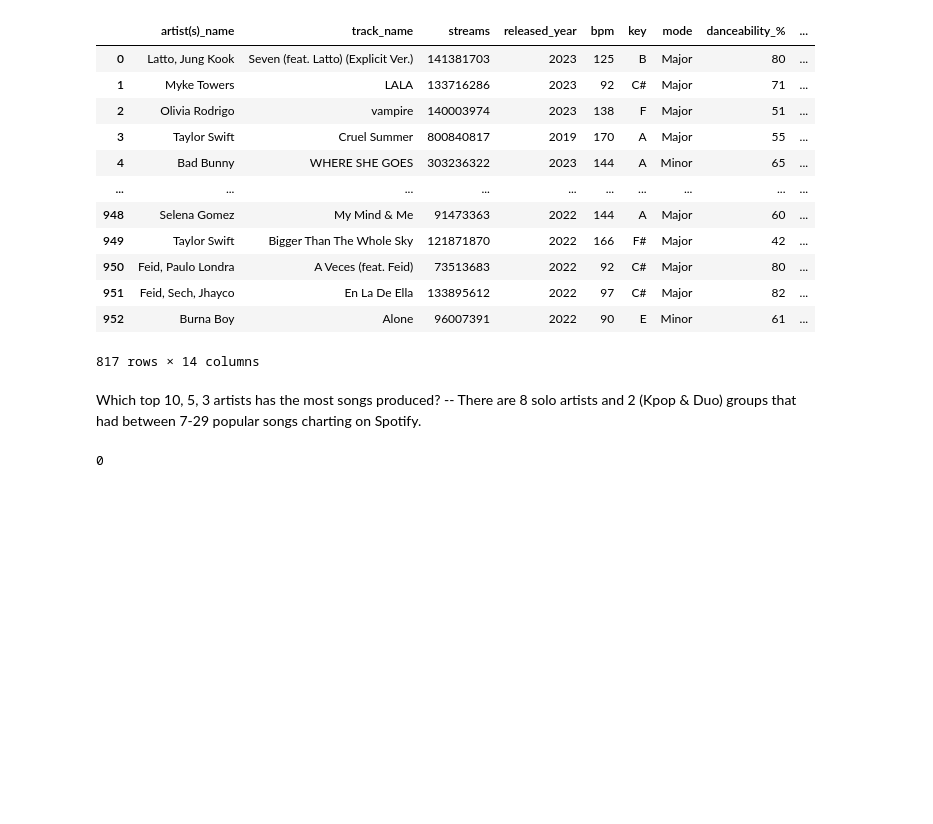
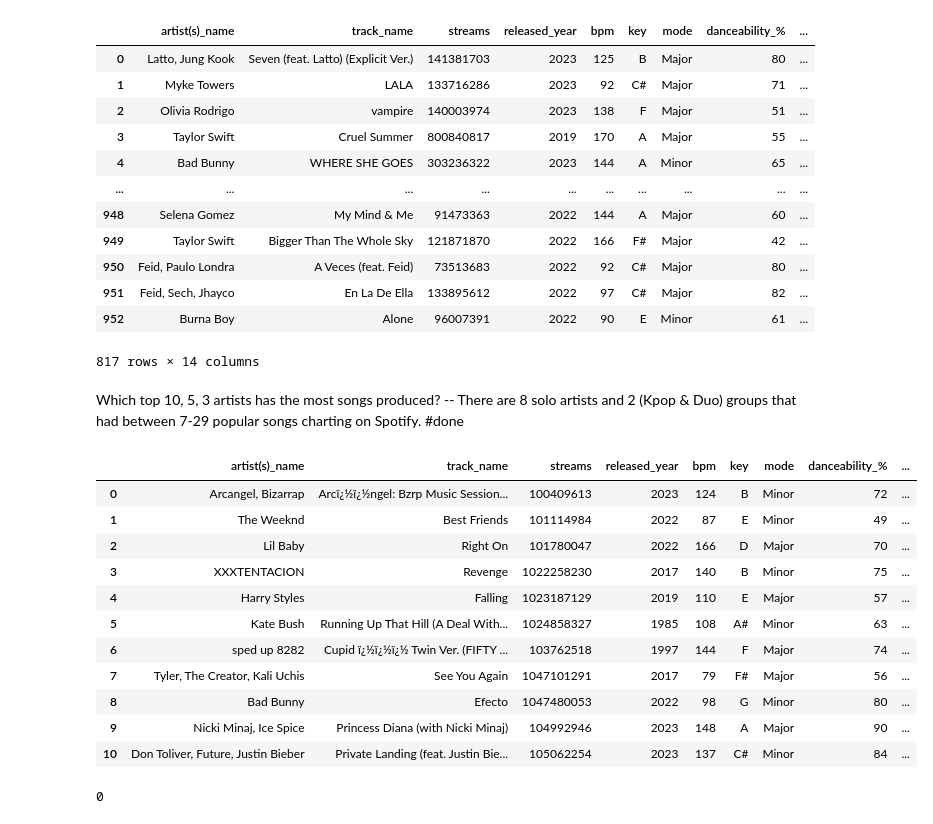
Before and after one commit to AmbitiousRabbit/S4-Web-App-Project, a Jupyter notebook: Spotifys_EDA.ipynb, the cells around one changed output. Drawn from its saved outputs; the diff is of its cells as text; code cells hidden in the pictures; blank space fills up the shorter version.

```diff
--- a/Spotifys_EDA.ipynb
+++ b/Spotifys_EDA.ipynb
@@ -131,11 +134,28 @@ fig.show()
 
 Which top 10, 5, 3 artists has the most songs produced? --
 There are 8 solo artists and 2 (Kpop & Duo) groups that had between 7-29 popular songs charting on Spotify.
+#done
 # %%
 #add the 10 top songs  go here
 top_songs = music_magic['streams'].value_counts().head(10)
 fig = px.bar(top_songs, labels={'streams'}, height=400)
 fig.show()
+# %%
+top_songs = music_magic.sort_values(by='streams', ascending=True).reset_index(drop=True)
+top_songs.loc[0:10]
+# %% [output]
+|  | artist(s)_name | track_name | streams | released_year | bpm | key | mode | danceability_% | ... |
+| 0 | Arcangel, Bizarrap | Arcï¿½ï¿½ngel: Bzrp Music Session... | 100409613 | 2023 | 124 | B | Minor | 72 | ... |
+| 1 | The Weeknd | Best Friends | 101114984 | 2022 | 87 | E | Minor | 49 | ... |
+| 2 | Lil Baby | Right On | 101780047 | 2022 | 166 | D | Major | 70 | ... |
+| 3 | XXXTENTACION | Revenge | 1022258230 | 2017 | 140 | B | Minor | 75 | ... |
+| 4 | Harry Styles | Falling | 1023187129 | 2019 | 110 | E | Major | 57 | ... |
+| 5 | Kate Bush | Running Up That Hill (A Deal With... | 1024858327 | 1985 | 108 | A# | Minor | 63 | ... |
+| 6 | sped up 8282 | Cupid ï¿½ï¿½ï¿½ Twin Ver. (FIFTY ... | 103762518 | 1997 | 144 | F | Major | 74 | ... |
+| 7 | Tyler, The Creator, Kali Uchis | See You Again | 1047101291 | 2017 | 79 | F# | Major | 56 | ... |
+| 8 | Bad Bunny | Efecto | 1047480053 | 2022 | 98 | G | Minor | 80 | ... |
+| 9 | Nicki Minaj, Ice Spice | Princess Diana (with Nicki Minaj) | 104992946 | 2023 | 148 | A | Major | 90 | ... |
+| 10 | Don Toliver, Future, Justin Bieber | Private Landing (feat. Justin Bie... | 105062254 | 2023 | 137 | C# | Minor | 84 | ... |
 # %%
 df.duplicated().sum()
 # %% [output]
```
Also changed, not shown: parts of 5 cells of this notebook, 2 other files.
